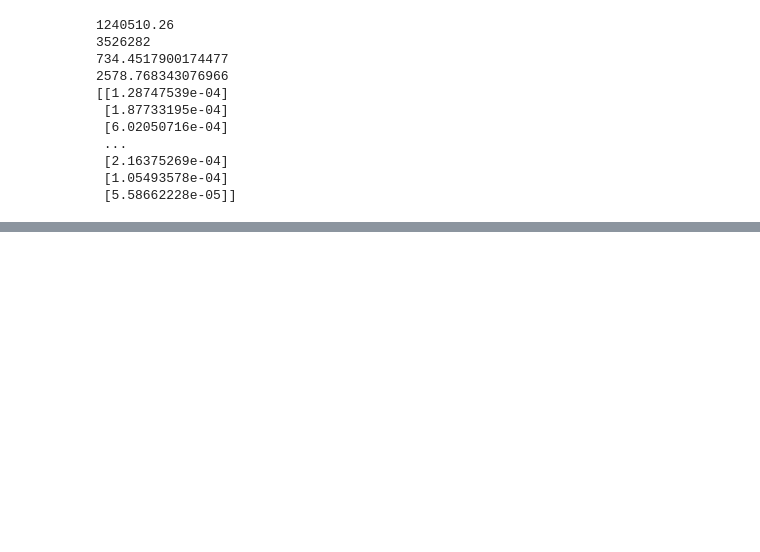
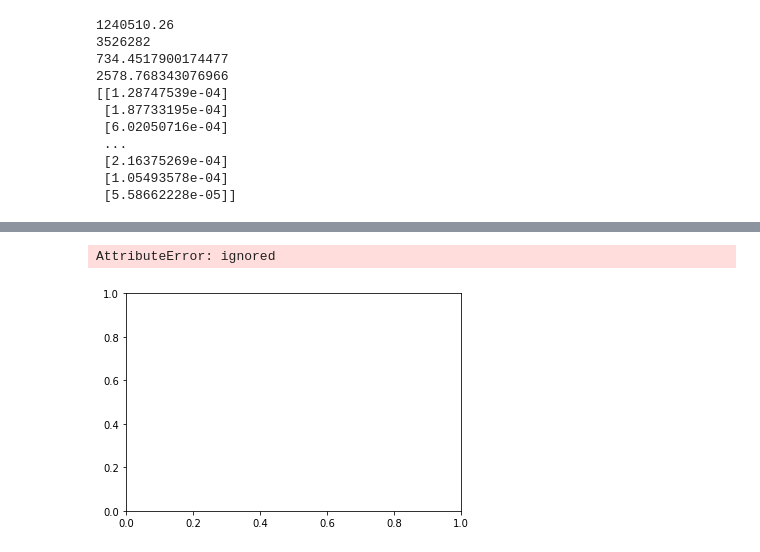
Before and after one commit to deepskandpal/hands-on-machine-learning, a Jupyter notebook: Newyork_taxi_ETA.ipynb, the cells around one changed output, grey strips where cells are left out. Saved outputs shown, nothing was run; the diff lists cells and outputs as text; code cells hidden in the pictures; blank space fills up the shorter version.

Commit message:
fine tuning regression model

```diff
--- a/Newyork_taxi_ETA.ipynb
+++ b/Newyork_taxi_ETA.ipynb
@@ -257,10 +257,7 @@ from keras import layers
 def build_model():
     model = models.Sequential()
     model.add(layers.Dense(64, activation='selu', input_shape=(X_train.shape[1],)))
-    model.add(layers.BatchNormalization())
-    model.add(layers.Dropout(rate=0.5))
     model.add(layers.Dense(64, kernel_initializer='normal', activation='selu'))
     model.add(layers.Dense(1))
     model.compile(optimizer='rmsprop', loss='mean_squared_logarithmic_error', metrics=['mean_squared_logarithmic_error', 'mae'])
-    history = model.fit(X_train, y_train, validation_data=(X_test, y_test),epochs=20, batch_size=32, verbose=1)
-    return history
+    return model
@@ -286,0 +264,3 @@ Epoch 20/20
+# %%
+model = build_model()
+history = model.fit(X_train, y_train, validation_split = 0.3, epochs=20, batch_size=1, shuffle=True, verbose=1)
@@ -286,0 +289,7 @@ Epoch 20/20
+# %%
+plt.plot({'Basic': history}, metric = "mean_squared_logarithmic_error")
+plt.ylim([0, 10])
+plt.ylabel('mean_squared_logarithmic_error [MPG]')
+# %% [output]
+AttributeError: ignored
+[figure, added]
```
Also changed, not shown: parts of 10 cells of this notebook.
